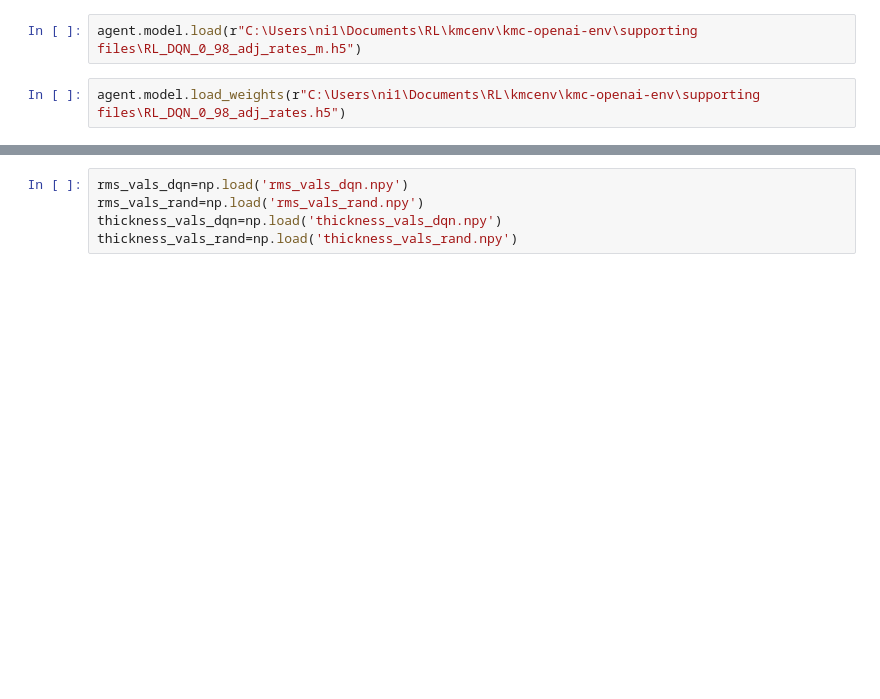
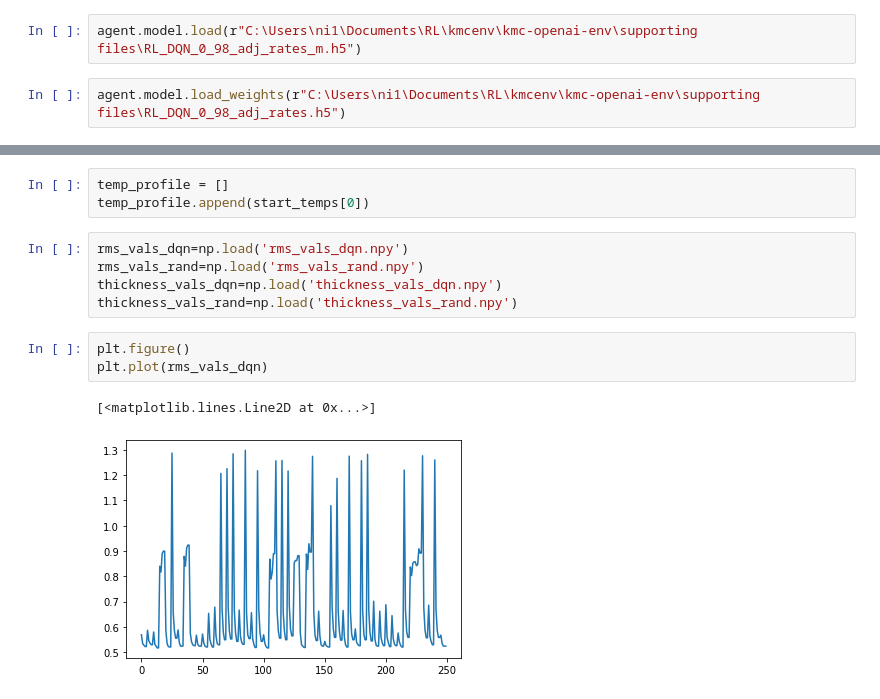
Before and after one commit to ramav87/KMCEnvironment, a Jupyter notebook: kmc-openai-env/supporting files/gym 5.6.2019.ipynb, the cells around one changed output, grey strips where cells are left out. Drawn from its saved outputs; the diff is of its cells as text; blank space fills up the shorter version.

```diff
--- a/kmc-openai-env/supporting files/gym 5.6.2019.ipynb
+++ b/kmc-openai-env/supporting files/gym 5.6.2019.ipynb
@@ -231,5 +298,14 @@ class RandomAgent:
+# %%
+temp_profile = []
+temp_profile.append(start_temps[0])
 # %%
 rms_vals_dqn=np.load('rms_vals_dqn.npy')
 rms_vals_rand=np.load('rms_vals_rand.npy')
 thickness_vals_dqn=np.load('thickness_vals_dqn.npy')
 thickness_vals_rand=np.load('thickness_vals_rand.npy')
+# %%
+plt.figure()
+plt.plot(rms_vals_dqn)
+# %% [output]
+[<matplotlib.lines.Line2D at 0x...>]
+[figure, added]
```
Also changed, not shown: parts of 14 cells of this notebook, 5 other files.
